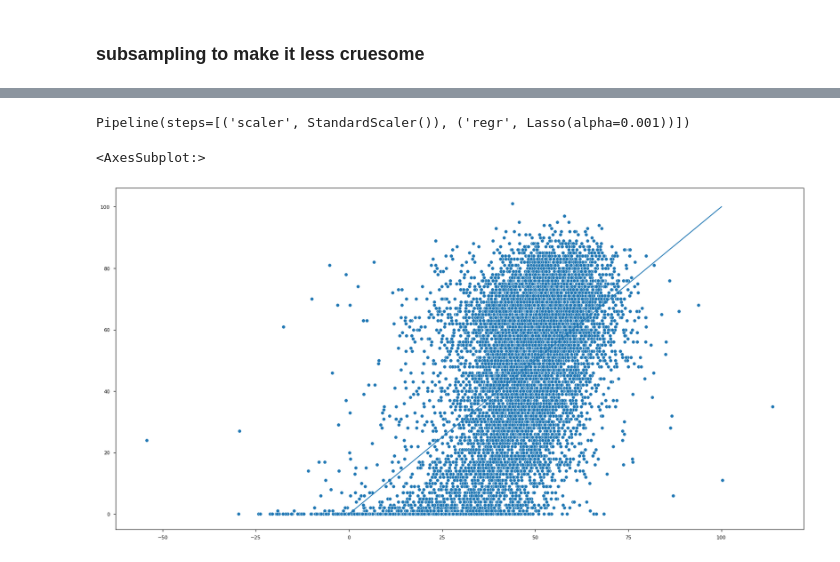
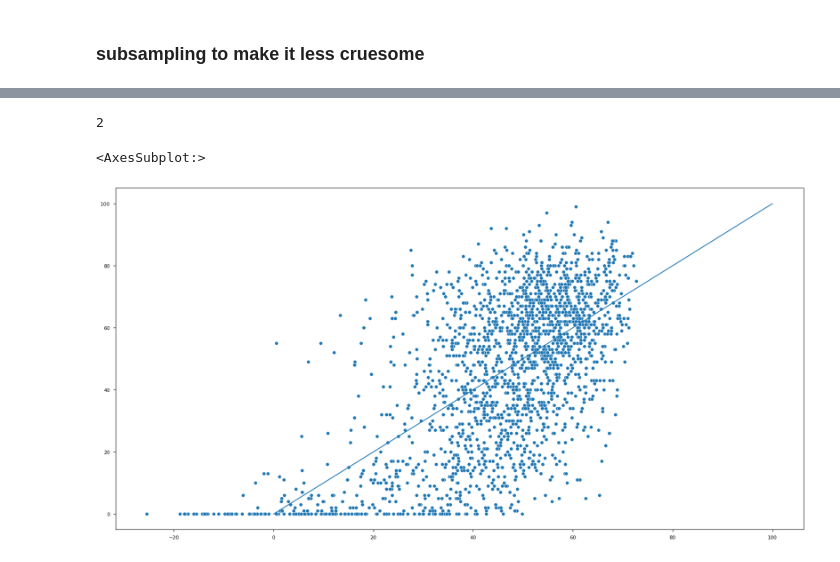
Before and after one commit to HJJoosse/celldyn_embedder, a Jupyter notebook: sandbox/create_age_predictor.ipynb, the cells around one changed output, grey strips where cells are left out. Saved outputs shown, nothing was run; the diff lists cells and outputs as text; code cells hidden in the pictures.

```diff
--- a/sandbox/create_age_predictor.ipynb
+++ b/sandbox/create_age_predictor.ipynb
@@ -45,3 +42,5 @@ The autoreload extension is already loaded. To reload it, use:
 celldyn = pd.read_feather("T:/laupodteam/AIOS/Bram/data/CellDyn/celldyn_FULL_transformed_df.feather")
 celldyn.columns = celldyn.columns.str.lower()
 gc.collect()
+
+celldyn = celldyn[celldyn.age >= 0]
@@ -107,7 +104,8 @@ idx = np.random.randint(0,X.shape[0],size = 20000)
 X_sample = X[idx,:]
 y_sample = y[idx]
 # %%
-parameters = [{'regr__max_depth':[1,2,5,10],"regr__gamma":[0.01,0.1,0.2,0.4,0.6],"regr__n_estimators":[50,100,200,500]}]
+parameters = [{'regr__max_depth':[1,2,5,10],"regr__gamma":[0.01,0.1,0.2,0.4,0.6],"regr__n_estimators":[50,100,200,500],'regr__n_jobs':[3]}]
+# parameters = [{'regr__alpha':[1,10,100]}]
 
 folds = GroupKFold(n_splits=10)
 
@@ -115,6 +113,6 @@ for train,test in tqdm(folds.split(X_sample,y_sample,groups=celldyn.studyid_alle
     gscv = RandomizedSearchCV(pipe, parameters, cv=10, n_jobs=3, return_train_score=False, verbose=3)
     gscv.fit(X_sample[train,:],y_sample[train])
     print(gscv.score(X_sample[test,:],y_sample[test]))
-    print(gscv.best_estimator_)
+    print(gscv.best_estimator_.named_steps.regr.max_depth)
 # %% [output]
 Fitting 10 folds for each of 10 candidates, totalling 100 fits
@@ -121,14 +126,16 @@ Fitting 10 folds for each of 10 candidates, totalling 100 fits
 # %%
-gscv.best_estimator_
+gscv.best_estimator_.named_steps.regr.max_depth
 # %% [output]
-Pipeline(steps=[('scaler', StandardScaler()), ('regr', Lasso(alpha=0.001))])
+2
+# %%
+y_pred = gscv.predict(X_sample[test,:])
 # %%
 plt.style.use("seaborn-paper")
 
 plt.figure(figsize = (20,10))
 
-sns.scatterplot(y_pred[idx],y_test[idx])
+sns.scatterplot(y_pred,y_sample[test])
 sns.lineplot([0,100],[0,100])
 # %% [output]
 <AxesSubplot:>
-[figure, old version]
+[figure, new version]
```
Also changed, not shown: parts of 14 cells of this notebook, 3 other files.
